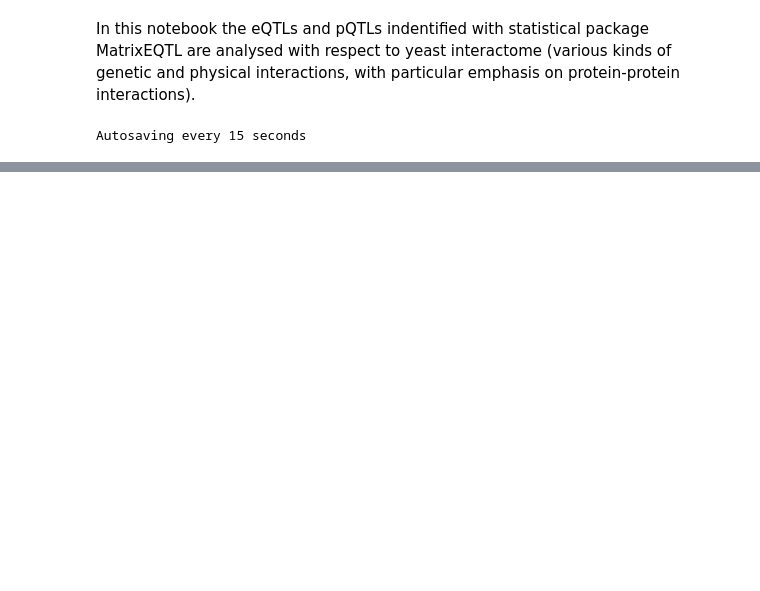
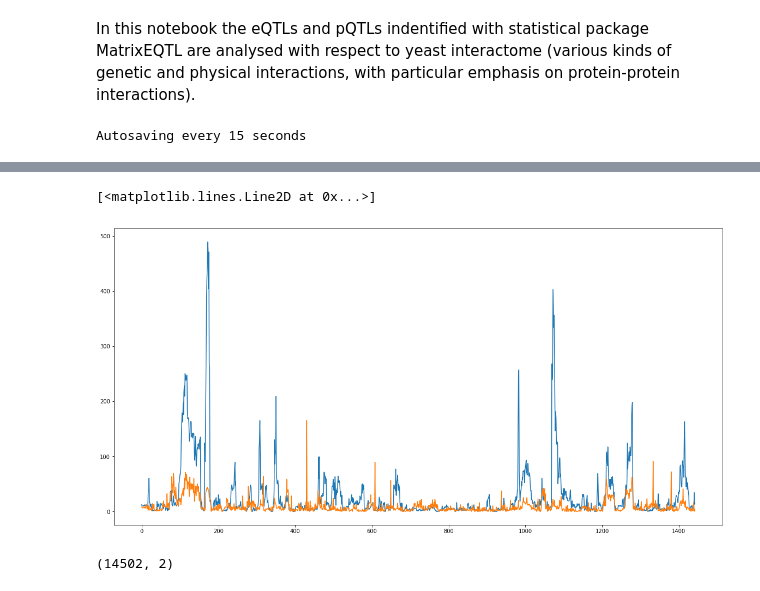
Before and after one commit to ivanov-v-v/PPINs-QTLs-Joint-Analysis, a Jupyter notebook: src/data_analysis.ipynb, the cells around one changed output, grey strips where cells are left out. Drawn from its saved outputs; the diff is of its cells as text; code cells hidden in the pictures; blank space fills up the shorter version.

```diff
--- a/src/data_analysis.ipynb
+++ b/src/data_analysis.ipynb
@@ -265,0 +408,24 @@ make_plots(avg_pQTLs_similarity, avg_pQTLs_similarity_for_randomized_interaction
+# %%
+cool_list = []
+for k, v in pQTLs_found.items():
+    if len(v):
+        for marker in v:
+            if marker in full_genotypes_df["RQTL_name"].values:
+                cool_list += [(marker, k)]
+
+pQTLs_new_df = pd.DataFrame(cool_list, columns=["SNP", "gene"])
+_, eQTL_y = map_linkages_to_genome_location(pQTL_df, full_genotypes_df)
+_, pQTL_y = map_linkages_to_genome_location(pQTLs_new_df, full_genotypes_df)
+
+''' TODO:   Make the axes prettier '''
+plt.figure(figsize=(20, 10))
+plt.plot(eQTL_y)
+plt.plot([y for y in pQTL_y])
+# plt.savefig("./img/linkages/eQTLs_pQTLs_combined.png")
+# %% [output]
+[<matplotlib.lines.Line2D at 0x...>]
+[figure, added]
+# %%
+print(pQTLs_new_df.shape)
+# %% [output]
+(14502, 2)
```
Also changed, not shown: parts of 16 cells of this notebook, 27 other files.
